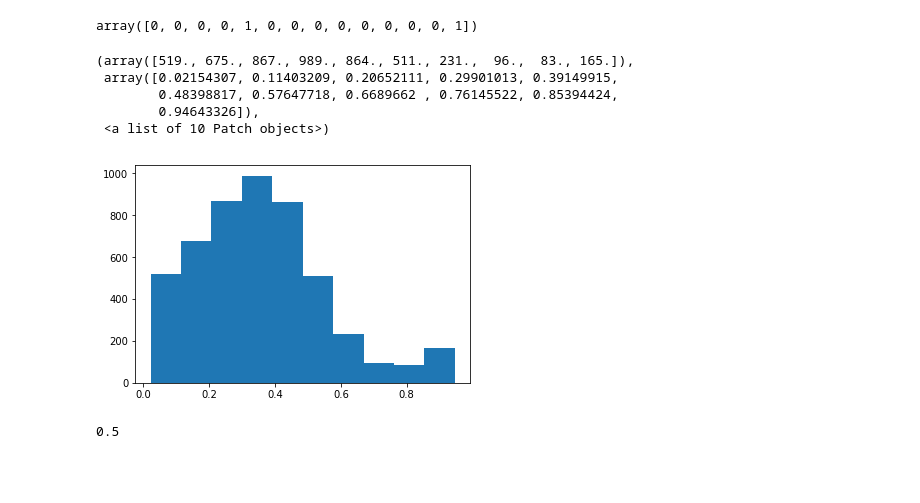
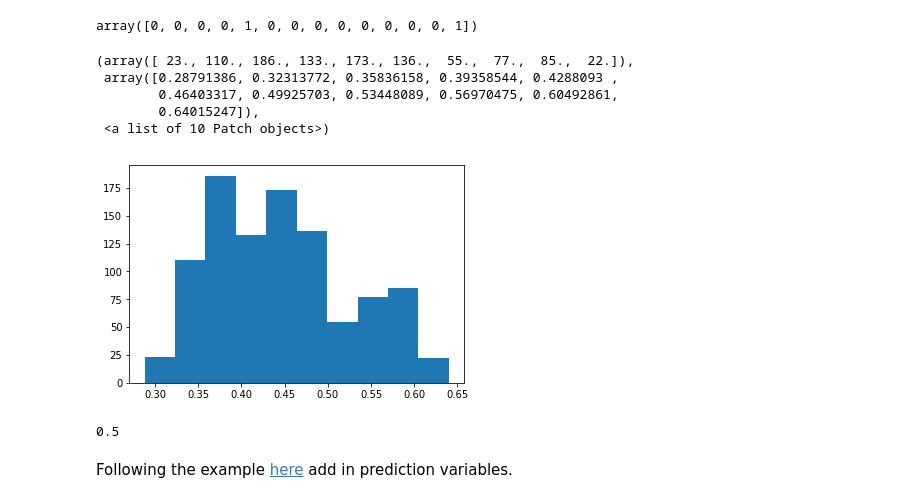
Before and after one commit to mattpitkin/SurvivalPrediction, a Jupyter notebook: WetGrass.ipynb, the cells around one changed output. Saved outputs shown, nothing was run; the diff lists cells and outputs as text; code cells hidden in the pictures; blank space fills up the shorter version.

```diff
--- a/WetGrass.ipynb
+++ b/WetGrass.ipynb
@@ -21,9 +23,9 @@ pgm.render()
 Using some observations about whether it has rained, whether the sprinkler has been on, and whether the grass is wet, fit the conditional probability table values for the Bayesian network [above](https://en.wikipedia.org/wiki/Bayesian_network#Example).
 # %%
 # set the observations
-has_rained =   np.array([1, 0, 0, 1, 1, 0, 0, 0, 0, 1, 0, 1, 1, 1])
-sprinkler_on = np.array([0, 0, 1, 0, 1, 0, 0, 1, 1, 0, 1, 0, 0, 1])
-grass_wet =    np.array([1, 0, 1, 1, 1, 0, 0, 1, 1, 1, 1, 0, 0, 1])
+has_rained =   np.array([1, 0, 0, 1, 1, 0, 0, 0, 0, 1, 0, 1, 1, 1, 0, 0, 0, 0, 1])
+sprinkler_on = np.array([0, 0, 1, 0, 1, 0, 0, 1, 1, 0, 1, 0, 0, 1, 0, 0, 1, 0, 0])
+grass_wet =    np.array([1, 0, 1, 1, 1, 0, 0, 1, 1, 1, 1, 0, 0, 1, 0, 0, 1, 0, 1])
 
 # fit the conditional probability distributions
 with pm.Model() as model:
@@ -37,9 +39,9 @@ with pm.Model() as model:
     sprinknorain = pm.Uniform('sprinknorain', 0., 1.)
 
     psprinkrain = pm.Bernoulli('psprinkrain', sprinkrain,
-                               observed=[has_rained & sprinkler_on])
+                               observed=(has_rained & sprinkler_on))
     psprinknorain = pm.Bernoulli('psprinknorain', sprinknorain,
-                                 observed=[sprinkler_on & ~has_rained])
+                                 observed=(sprinkler_on & ~has_rained))
 
     wetsprinkrain = pm.Uniform('wetsprinkrain', 0., 1.)
     wetsprinknorain = pm.Uniform('wetsprinknorain', 0., 1.)
@@ -47,15 +49,15 @@ with pm.Model() as model:
     wetnosprinknorain = pm.Uniform('wetnosprinknorain', 0., 1.)
 
     pwetsprinkrain = pm.Bernoulli('pwetsprinkrain', wetsprinkrain,
-                                  observed=[grass_wet & sprinkler_on & has_rained])
+                                  observed=(grass_wet & sprinkler_on & has_rained))
     pwetsprinknorain = pm.Bernoulli('pwetsprinknorain', wetsprinknorain,
-                                    observed=[grass_wet & sprinkler_on & ~has_rained])
+                                    observed=(grass_wet & sprinkler_on & ~has_rained))
     pwetnosprinkrain = pm.Bernoulli('pwetnosprinkrain', wetnosprinkrain,
-                                    observed=[grass_wet & has_rained & ~sprinkler_on])
+                                    observed=(grass_wet & has_rained & ~sprinkler_on))
     pwetnosprinknorain = pm.Bernoulli('pwetnosprinknorain', wetnosprinknorain,
-                                      observed=[grass_wet & ~has_rained & ~sprinkler_on])
+                                      observed=(grass_wet & ~has_rained & ~sprinkler_on))
 
-    trace = pm.sample(5000, tune=2000, discard_tuned_samples=True, chains=1)
+    trace = pm.sample(1000, tune=2000, discard_tuned_samples=True, chains=1)
 # %% [output]
 Auto-assigning NUTS sampler...
 Initializing NUTS using jitter+adapt_diag...
@@ -68,15 +70,17 @@ np.array(has_rained) & np.array(sprinkler_on)
 # %% [output]
 array([0, 0, 0, 0, 1, 0, 0, 0, 0, 0, 0, 0, 0, 1])
 # %%
-pl.hist(trace['wetnosprinknorain'])
+pl.hist(trace['prain'])
 # %% [output]
-(array([519., 675., 867., 989., 864., 511., 231.,  96.,  83., 165.]),
- array([0.02154307, 0.11403209, 0.20652111, 0.29901013, 0.39149915,
-        0.48398817, 0.57647718, 0.6689662 , 0.76145522, 0.85394424,
-        0.94643326]),
+(array([ 23., 110., 186., 133., 173., 136.,  55.,  77.,  85.,  22.]),
+ array([0.28791386, 0.32313772, 0.35836158, 0.39358544, 0.4288093 ,
+        0.46403317, 0.49925703, 0.53448089, 0.56970475, 0.60492861,
+        0.64015247]),
  <a list of 10 Patch objects>)
-[figure, old version]
+[figure, new version]
 # %%
 np.sum(has_rained)/len(has_rained)
 # %% [output]
 0.5
+# %% [markdown]
+Following the example [here](https://gist.github.com/cs224/9a19b4ba2c7511e317be90c32a4d40d7#file-pymc3_rain_sprinkler_grass_simple_bayesian_network_with_evidence-py) add in prediction variables.
```
Also changed, not shown: parts of 8 cells of this notebook.
